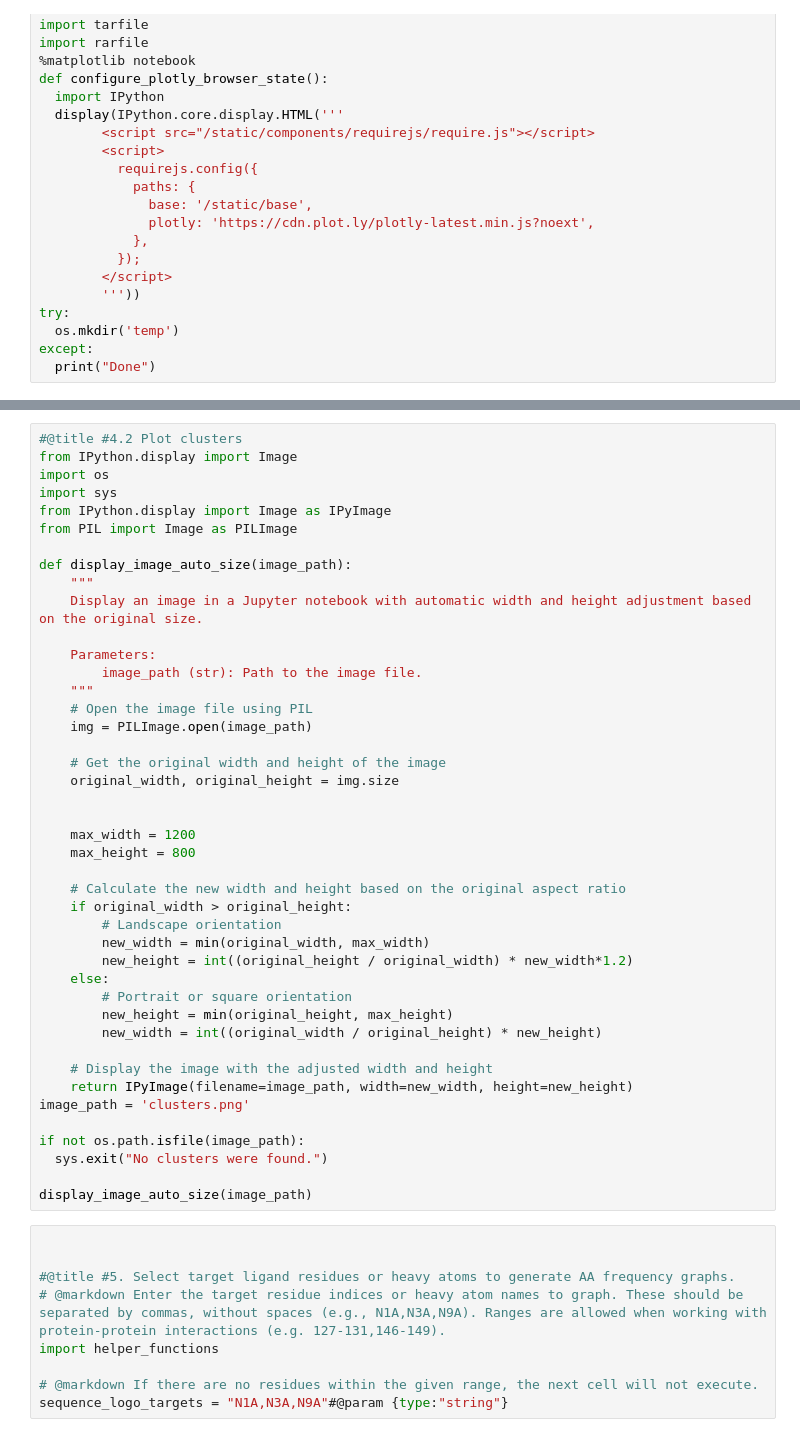
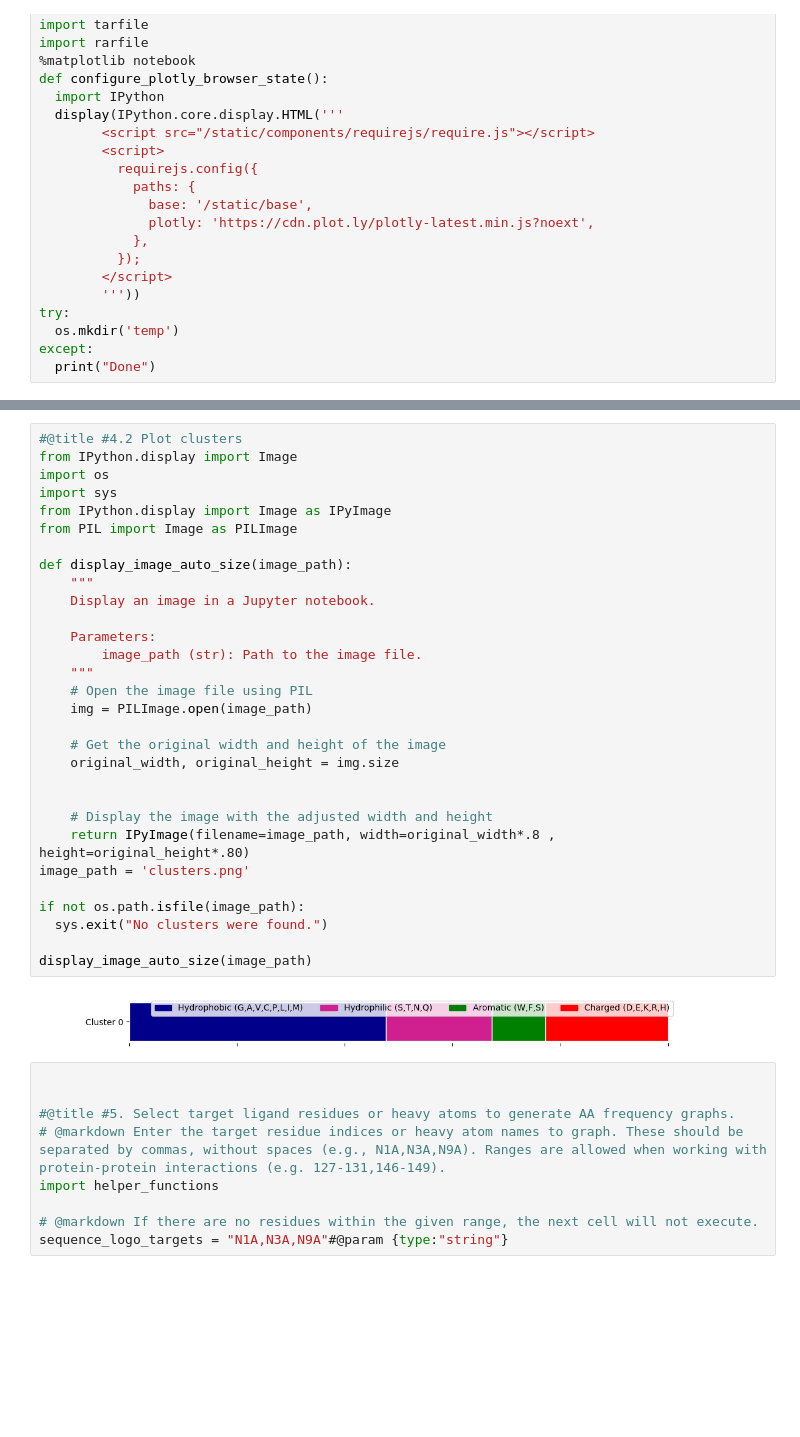
Before and after one commit to glasgowlab/MAGPIE, a Jupyter notebook: MAGPIE_COLAB.ipynb, the cells around one changed output, grey strips where cells are left out. Cells and saved outputs as stored; diff of their text form; blank space fills up the shorter version.

```diff
--- a/MAGPIE_COLAB.ipynb
+++ b/MAGPIE_COLAB.ipynb
@@ -198,46 +202,35 @@ else:
 # %%
 #@title #4.2 Plot clusters
 from IPython.display import Image
 import os
 import sys
 from IPython.display import Image as IPyImage
 from PIL import Image as PILImage
 
 def display_image_auto_size(image_path):
     """
-    Display an image in a Jupyter notebook with automatic width and height adjustment based on the original size.
+    Display an image in a Jupyter notebook.
 
     Parameters:
         image_path (str): Path to the image file.
     """
     # Open the image file using PIL
     img = PILImage.open(image_path)
 
     # Get the original width and height of the image
     original_width, original_height = img.size
 
 
-    max_width = 1200
-    max_height = 800
-
-    # Calculate the new width and height based on the original aspect ratio
-    if original_width > original_height:
-        # Landscape orientation
-        new_width = min(original_width, max_width)
-        new_height = int((original_height / original_width) * new_width*1.2)
-    else:
-        # Portrait or square orientation
-        new_height = min(original_height, max_height)
-        new_width = int((original_width / original_height) * new_height)
-
     # Display the image with the adjusted width and height
-    return IPyImage(filename=image_path, width=new_width, height=new_height)
+    return IPyImage(filename=image_path, width=original_width*.8 , height=original_height*.80)
 image_path = 'clusters.png'
 
 if not os.path.isfile(image_path):
   sys.exit("No clusters were found.")
 
 display_image_auto_size(image_path)
+# %% [output]
+[figure, added]
 # %%
 
 
```
Also changed, not shown: parts of 4 cells of this notebook.
